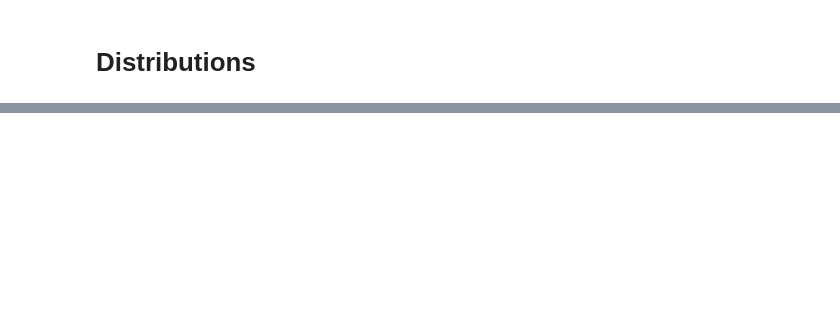
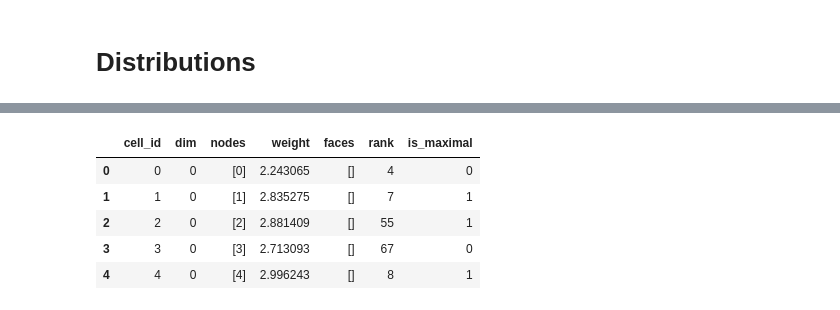
Before and after one commit to asizemore/aptviz, a Jupyter notebook: examples/examples_filtered_simplicial_complex.ipynb, the cells around one changed output, grey strips where cells are left out. Saved outputs shown, nothing was run; the diff lists cells and outputs as text; code cells hidden in the pictures; blank space fills up the shorter version.

Commit message:
added fake indicator function

```diff
--- a/examples/examples_filtered_simplicial_complex.ipynb
+++ b/examples/examples_filtered_simplicial_complex.ipynb
@@ -62,3 +60,13 @@ Created df with length 220. Expected 220.
+# %%
+fsc_df = add_fake_indicator(fsc_df, "is_maximal")
+fsc_df.head()
+# %% [output]
+|  | cell_id | dim | nodes | weight | faces | rank | is_maximal |
+| 0 | 0 | 0 | [0] | 2.243065 | [] | 4 | 0 |
+| 1 | 1 | 0 | [1] | 2.835275 | [] | 7 | 1 |
+| 2 | 2 | 0 | [2] | 2.881409 | [] | 55 | 1 |
+| 3 | 3 | 0 | [3] | 2.713093 | [] | 67 | 0 |
+| 4 | 4 | 0 | [4] | 2.996243 | [] | 8 | 1 |
 # %%
 def fsc_histogram_by_dim(fsc_df, x_col = "weight"):
     fig = px.histogram(fsc_df,x=x_col, color="dim", marginal="violin", opacity=0.8)
```
Also changed, not shown: parts of 5 cells of this notebook, 1 other file.
